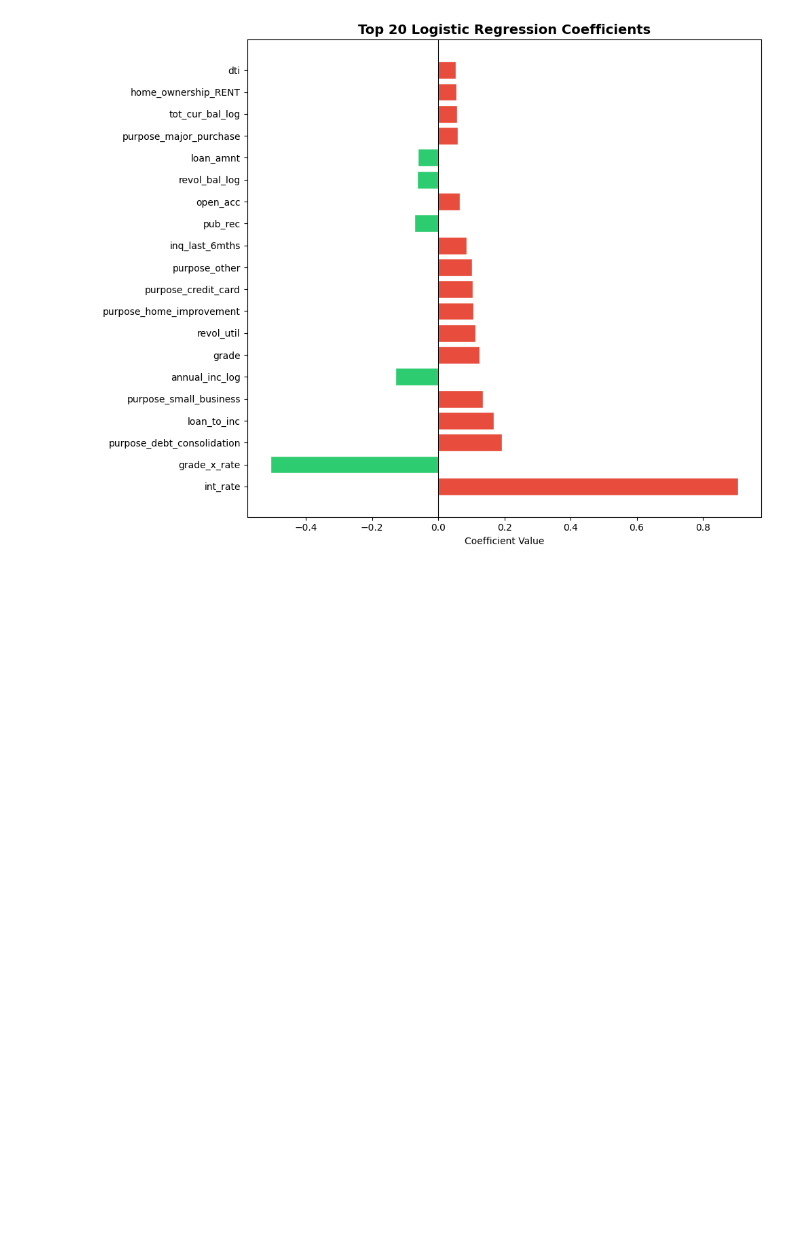
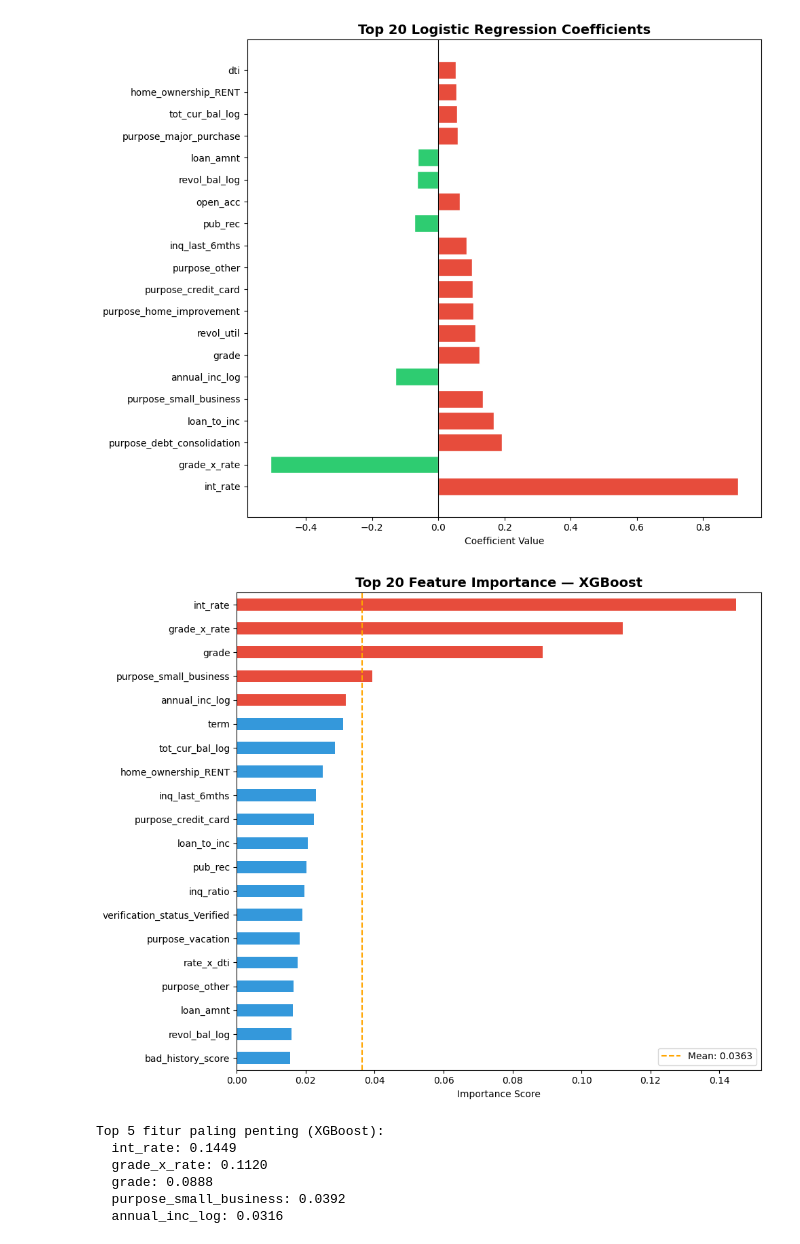
Before and after one commit to rfaoktvian/FinalProjectIDXPartners, a Jupyter notebook: main.ipynb, the cells around one changed output. Drawn from its saved outputs; the diff is of its cells as text; code cells hidden in the pictures; blank space fills up the shorter version.

```diff
--- a/main.ipynb
+++ b/main.ipynb
@@ -1025,6 +1097,37 @@ plt.tight_layout()
 plt.show()
 # %% [output]
 [figure]
+# %%
+# ============================================================
+# XGBoost Feature Importance
+# ============================================================
+xgb_importance = pd.Series(
+    xgb_model.feature_importances_,
+    index=X.columns
+).nlargest(20)
+
+plt.figure(figsize=(10, 8))
+colors_fi = ['#e74c3c' if v > xgb_importance.quantile(0.75) else '#3498db' for v in xgb_importance.values]
+xgb_importance.sort_values().plot(kind='barh', color=colors_fi[::-1])
+plt.title('Top 20 Feature Importance — XGBoost', fontsize=14, fontweight='bold')
+plt.xlabel('Importance Score')
+plt.axvline(xgb_importance.mean(), color='orange', linestyle='--',
+            label=f'Mean: {xgb_importance.mean():.4f}')
+plt.legend()
+plt.tight_layout()
+plt.show()
+
+print('Top 5 fitur paling penting (XGBoost):')
+for feat, imp in xgb_importance.head(5).items():
+    print(f'  {feat}: {imp:.4f}')
+# %% [output]
+[figure, added]
+Top 5 fitur paling penting (XGBoost):
+  int_rate: 0.1449
+  grade_x_rate: 0.1120
+  grade: 0.0888
+  purpose_small_business: 0.0392
+  annual_inc_log: 0.0316
 # %%
 # ============================================================
 # Ringkasan Perbandingan Model
```
Also changed, not shown: parts of 9 cells of this notebook.
